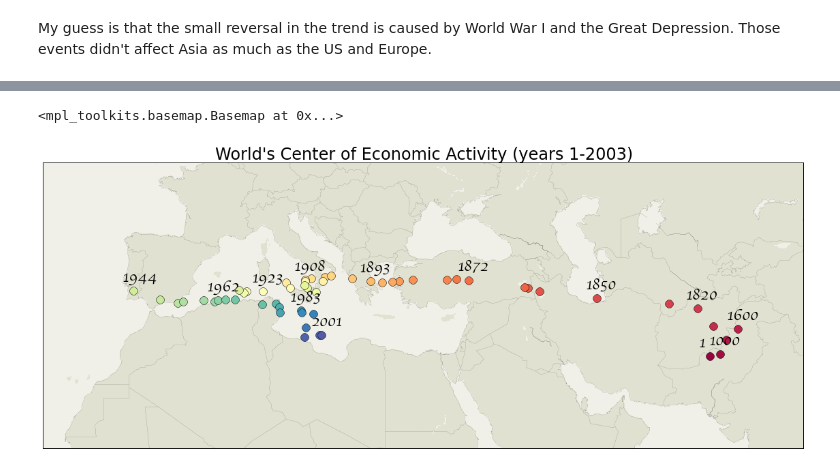
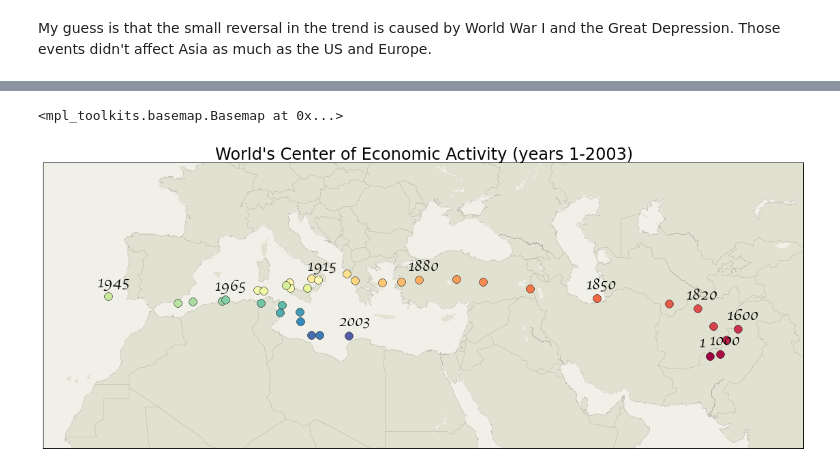
Before and after one commit to djv/world_economic_center, a Jupyter notebook: map.ipynb, the cells around one changed output, grey strips where cells are left out. Saved outputs shown, nothing was run; the diff lists cells and outputs as text; code cells hidden in the pictures.

```diff
--- a/map.ipynb
+++ b/map.ipynb
@@ -193,36 +193,36 @@ Another zoomed-in versio
 def plot2(llon, llat, ulon, ulat):
     plt.figure(figsize=(20, 15))
     plt.title('World\'s Center of Economic Activity (years 1-2003)', fontsize=24)
 
     world = Basemap(resolution='l',projection='merc', area_thresh=10000,
                 llcrnrlon=llon, llcrnrlat=llat, urcrnrlon=ulon, urcrnrlat=ulat)
     world.drawcoastlines(linewidth=0.1)
     world.drawcountries(linewidth=0.1)
     world.drawlsmask(land_color='#E1E1D1', ocean_color='#F0F0E8')
 
     t = 0
-    years = [x for x in range(45) + range(45, N_years, 3)
+    years = [x for x in range(45) + range(50, N_years, 5) + [N_years-1]
              if sum(gdp.ix[:,x].notnull()) > threshold]
     N = len(years)
-    labels = [0, 1, 3, 5, 7, 11, 18, 23, 28, 35, 41, 48, 54]
+    labels = [0, 1, 3, 5, 7, 11, 18, 24, 28, 36]
     for (c, i) in enumerate(years):
         year_gdp = joined.ix[:,i]
         lat, lon = year_gdp * joined.LAT, year_gdp * joined.LONG
         total = sum(year_gdp)
         x, y = world(sum(lon)/total, sum(lat)/total)
         world.plot(x, y, 'o', color=cm.Spectral(float(c)/N),
                    markersize=12, label=joined.columns[i])
         if t in labels:
             plt.annotate(joined.columns[i], xy=(x-150000, y+140000),
                          family='cursive', size=23)
         t += 1
 
     return world
 
 plot2(-20, 20, 80, 50)
 # %% [output]
 <mpl_toolkits.basemap.Basemap at 0x...>
-[figure, old version]
+[figure, new version]
 # %%
 # CSS styling within IPython notebook
 from IPython.display import display, HTML
```
Also changed, not shown: parts of 12 cells of this notebook, 1 other file.
